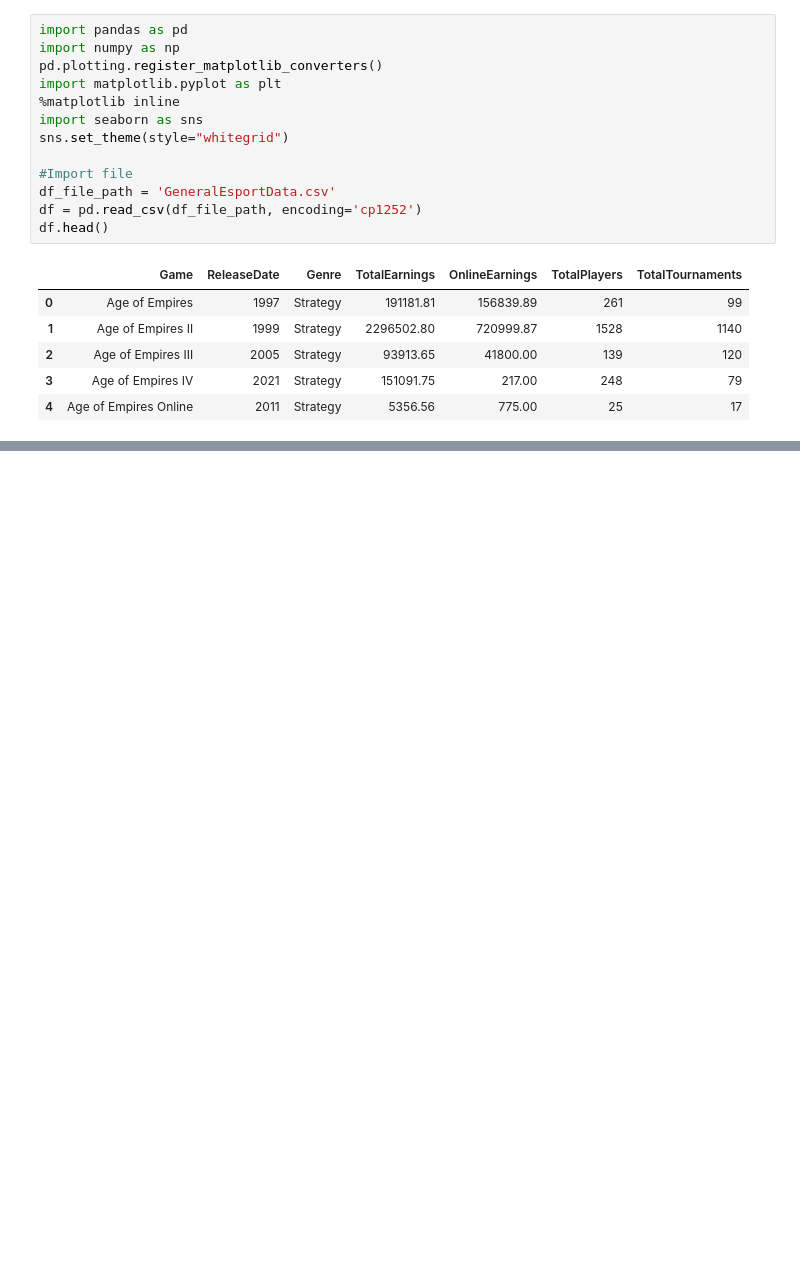
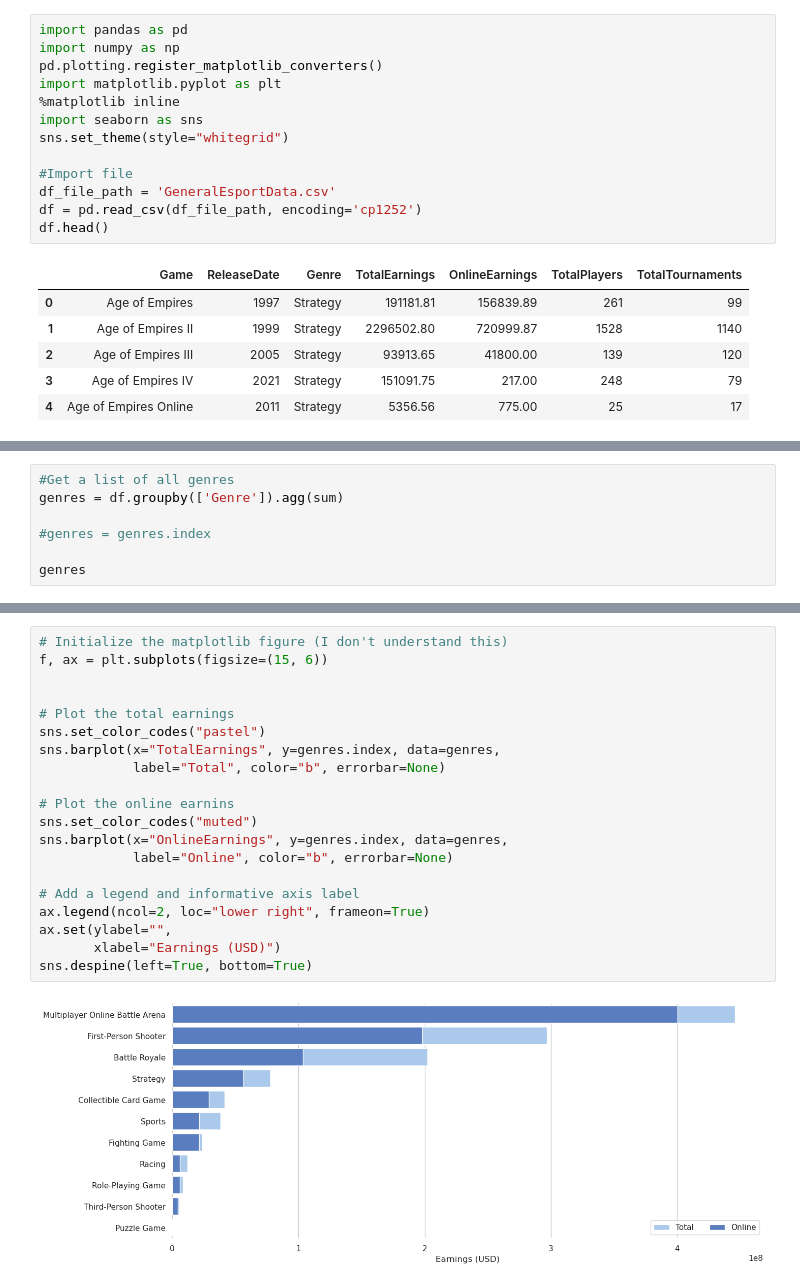
Before and after one commit to rhummel2323/TitanicComp, a Jupyter notebook: esports/seaborn-esports.ipynb, the cells around one changed output, grey strips where cells are left out. Drawn from its saved outputs; the diff is of its cells as text; blank space fills up the shorter version.

```diff
--- a/esports/seaborn-esports.ipynb
+++ b/esports/seaborn-esports.ipynb
@@ -42,0 +71,7 @@ sns.despine(left=True, bottom=True)
+# %%
+#Get a list of all genres
+genres = df.groupby(['Genre']).agg(sum)
+
+#genres = genres.index
+
+genres
@@ -42,0 +92,22 @@ sns.despine(left=True, bottom=True)
+# %%
+# Initialize the matplotlib figure (I don't understand this)
+f, ax = plt.subplots(figsize=(15, 6))
+
+
+# Plot the total earnings
+sns.set_color_codes("pastel")
+sns.barplot(x="TotalEarnings", y=genres.index, data=genres,
+            label="Total", color="b", errorbar=None)
+
+# Plot the online earnins
+sns.set_color_codes("muted")
+sns.barplot(x="OnlineEarnings", y=genres.index, data=genres,
+            label="Online", color="b", errorbar=None)
+
+# Add a legend and informative axis label
+ax.legend(ncol=2, loc="lower right", frameon=True)
+ax.set(ylabel="",
+       xlabel="Earnings (USD)")
+sns.despine(left=True, bottom=True)
+# %% [output]
+[figure, added]
```
Also changed, not shown: parts of 5 cells of this notebook.
